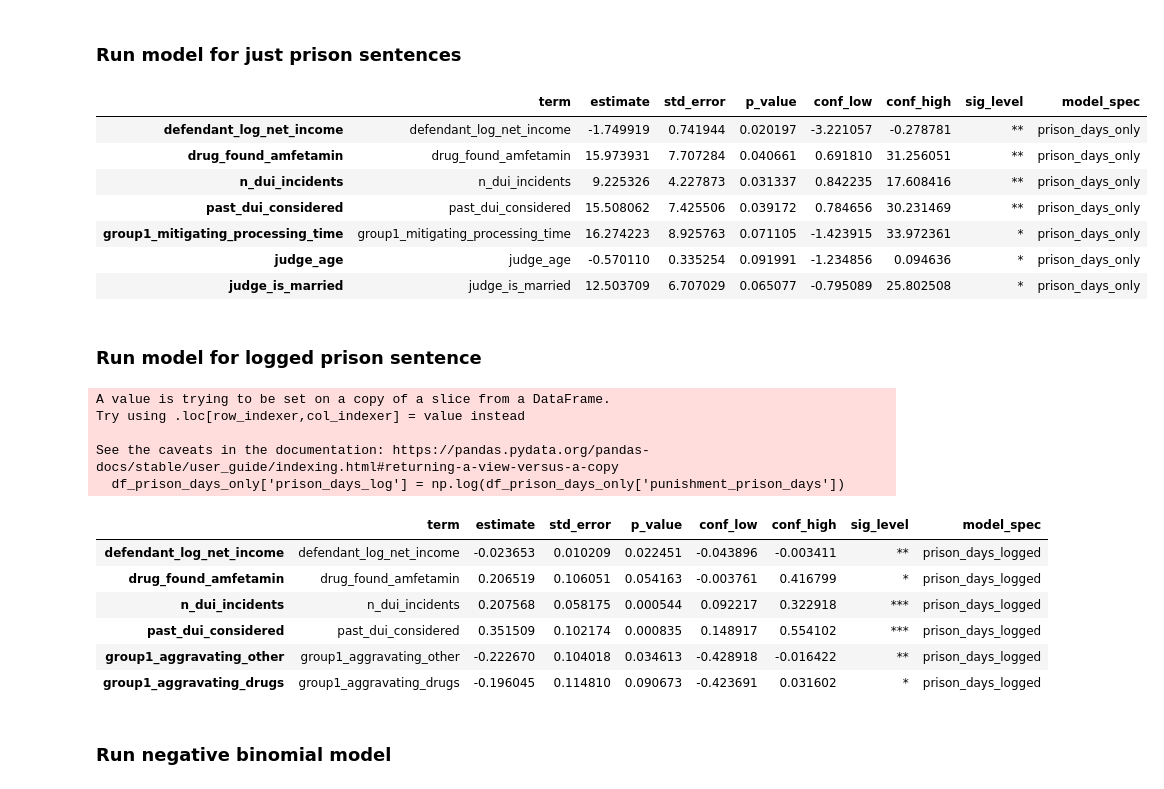
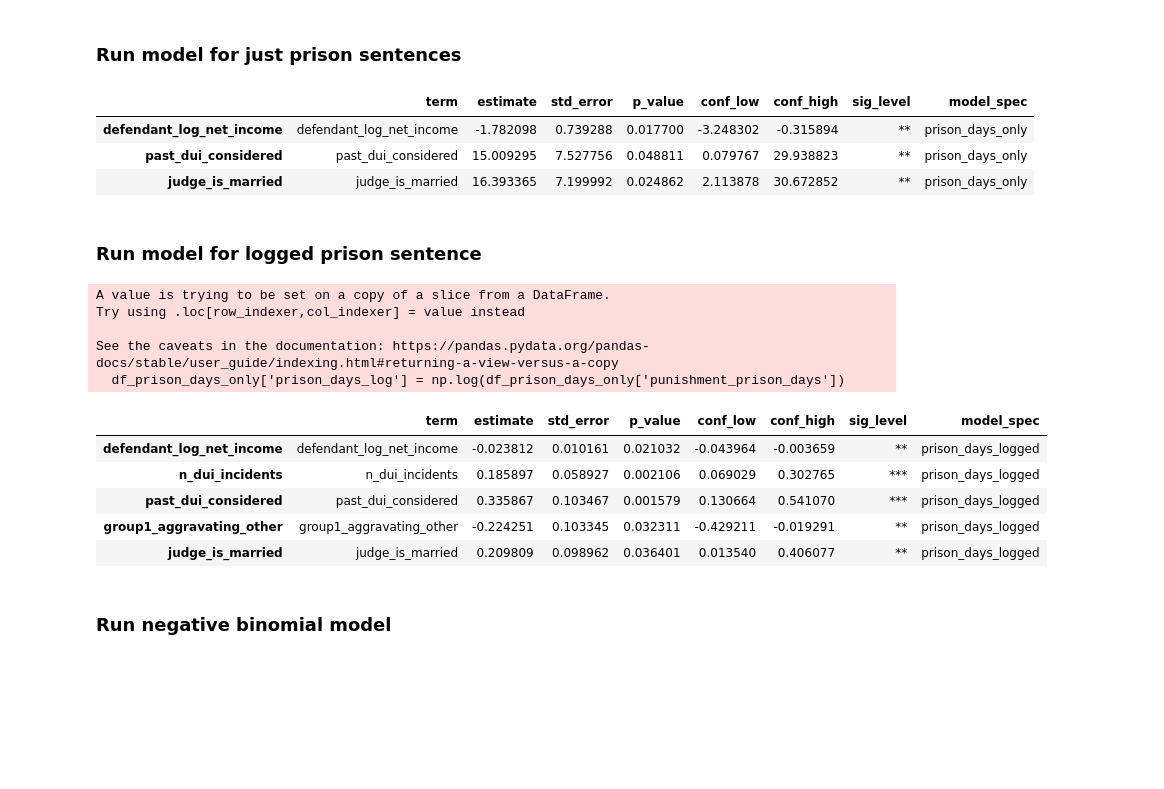
Before and after one commit to Lighthouse-Reports/norwegian_criminal_justice, a Jupyter notebook: 06_drunk_driving/analyze_drunk_driving.ipynb, the cells around one changed output. Drawn from its saved outputs; the diff is of its cells as text; code cells hidden in the pictures; blank space fills up the shorter version.

```diff
--- a/06_drunk_driving/analyze_drunk_driving.ipynb
+++ b/06_drunk_driving/analyze_drunk_driving.ipynb
@@ -12,9 +12,3 @@ pd.options.display.float_format = '{:.6f}'.format
 os.chdir("/Users/gsgeiger/norwegian_lay_judges/scratchpad/drunk_driving/")
 # %% [markdown]
 ### Load and merge data
-# %%
-with open("processed_data/processed_drunk_driving.pickle","rb") as f :
-    df_manual = pickle.load(f)
-    f.close()
-
-print("Data loaded with shape",df_manual.shape)
@@ -23,6 +14,0 @@ Data loaded with shape (278, 261)
-# %%
-with open("processed_data/gpt_drunk_driving.pickle","rb") as f :
-    df_gpt = pickle.load(f)
-    f.close()
-
-print("Data loaded with shape",df_gpt.shape)
@@ -33,3 +15,5 @@ df = pd.merge(df_manual, df_gpt, how='left',on='_id')
+# %%
+df = pd.read_excel('processed_data/drunk_driving_processed.xlsx')
 # %% [markdown]
 ### Load configs
 # %%
@@ -81,3 +72,12 @@ print(vars_to_check)
+# %%
+df['judge_age_quadratic'] = df['judge_age']**2
+df['defendant_age_quadratic'] = df['defendant_age']**2
+
+defendant_chars.append('defendant_age_quadratic')
+judge_chars.append('judge_age_quadratic')
+
+vars_to_check.append('defendant_age_quadratic')
+vars_to_check.append('judge_age_quadratic')
 # %% [markdown]
 ### Fix columns with periods that will mess up regression
 # %%
@@ -205,19 +166,15 @@ model_all_sentences[model_all_sentences['sig_level'] != 'insig']
 # %%
 df_prison_days_only = df[df['punishment_prison_days'] > 0]
 
 model_prison_days_only = run_regression_model(df_prison_days_only, 'punishment_prison_days')
 model_prison_days_only['model_spec'] = 'prison_days_only'
 
-model_prison_days_only[model_prison_days_only['sig_level'] != 'insig']
+model_prison_days_only[(model_prison_days_only['sig_level'] == '***') | (model_prison_days_only['sig_level'] == '**')]
 # %% [output]
 |  | term | estimate | std_error | p_value | conf_low | conf_high | sig_level | model_spec |
-| defendant_log_net_income | defendant_log_net_income | -1.749919 | 0.741944 | 0.020197 | -3.221057 | -0.278781 | ** | prison_days_only |
-| drug_found_amfetamin | drug_found_amfetamin | 15.973931 | 7.707284 | 0.040661 | 0.691810 | 31.256051 | ** | prison_days_only |
-| n_dui_incidents | n_dui_incidents | 9.225326 | 4.227873 | 0.031337 | 0.842235 | 17.608416 | ** | prison_days_only |
-| past_dui_considered | past_dui_considered | 15.508062 | 7.425506 | 0.039172 | 0.784656 | 30.231469 | ** | prison_days_only |
-| group1_mitigating_processing_time | group1_mitigating_processing_time | 16.274223 | 8.925763 | 0.071105 | -1.423915 | 33.972361 | * | prison_days_only |
-| judge_age | judge_age | -0.570110 | 0.335254 | 0.091991 | -1.234856 | 0.094636 | * | prison_days_only |
-| judge_is_married | judge_is_married | 12.503709 | 6.707029 | 0.065077 | -0.795089 | 25.802508 | * | prison_days_only |
+| defendant_log_net_income | defendant_log_net_income | -1.782098 | 0.739288 | 0.017700 | -3.248302 | -0.315894 | ** | prison_days_only |
+| past_dui_considered | past_dui_considered | 15.009295 | 7.527756 | 0.048811 | 0.079767 | 29.938823 | ** | prison_days_only |
+| judge_is_married | judge_is_married | 16.393365 | 7.199992 | 0.024862 | 2.113878 | 30.672852 | ** | prison_days_only |
 # %% [markdown]
 ### Run model for logged prison sentence
 # %%
@@ -226,7 +183,7 @@ df_prison_days_only['prison_days_log'] = np.log(df_prison_days_only['punishment_
 model_prison_log = run_regression_model(df_prison_days_only, "prison_days_log")
 model_prison_log['model_spec'] = 'prison_days_logged'
 
-model_prison_log[model_prison_log['sig_level'] != 'insig']
+model_prison_log[(model_prison_log['sig_level'] == '***') | (model_prison_log['sig_level'] == '**')]
 # %% [output]
 A value is trying to be set on a copy of a slice from a DataFrame.
 Try using .loc[row_indexer,col_indexer] = value instead
@@ -234,12 +191,11 @@ Try using .loc[row_indexer,col_indexer] = value instead
 See the caveats in the documentation: https://pandas.pydata.org/pandas-docs/stable/user_guide/indexing.html#returning-a-view-versus-a-copy
   df_prison_days_only['prison_days_log'] = np.log(df_prison_days_only['punishment_prison_days'])
 |  | term | estimate | std_error | p_value | conf_low | conf_high | sig_level | model_spec |
-| defendant_log_net_income | defendant_log_net_income | -0.023653 | 0.010209 | 0.022451 | -0.043896 | -0.003411 | ** | prison_days_logged |
-| drug_found_amfetamin | drug_found_amfetamin | 0.206519 | 0.106051 | 0.054163 | -0.003761 | 0.416799 | * | prison_days_logged |
-| n_dui_incidents | n_dui_incidents | 0.207568 | 0.058175 | 0.000544 | 0.092217 | 0.322918 | *** | prison_days_logged |
-| past_dui_considered | past_dui_considered | 0.351509 | 0.102174 | 0.000835 | 0.148917 | 0.554102 | *** | prison_days_logged |
-| group1_aggravating_other | group1_aggravating_other | -0.222670 | 0.104018 | 0.034613 | -0.428918 | -0.016422 | ** | prison_days_logged |
-| group1_aggravating_drugs | group1_aggravating_drugs | -0.196045 | 0.114810 | 0.090673 | -0.423691 | 0.031602 | * | prison_days_logged |
+| defendant_log_net_income | defendant_log_net_income | -0.023812 | 0.010161 | 0.021032 | -0.043964 | -0.003659 | ** | prison_days_logged |
+| n_dui_incidents | n_dui_incidents | 0.185897 | 0.058927 | 0.002106 | 0.069029 | 0.302765 | *** | prison_days_logged |
+| past_dui_considered | past_dui_considered | 0.335867 | 0.103467 | 0.001579 | 0.130664 | 0.541070 | *** | prison_days_logged |
+| group1_aggravating_other | group1_aggravating_other | -0.224251 | 0.103345 | 0.032311 | -0.429211 | -0.019291 | ** | prison_days_logged |
+| judge_is_married | judge_is_married | 0.209809 | 0.098962 | 0.036401 | 0.013540 | 0.406077 | ** | prison_days_logged |
 # %% [markdown]
 ### Run negative binomial model
 # %%
```
Also changed, not shown: parts of 13 cells of this notebook, 3 other files.
